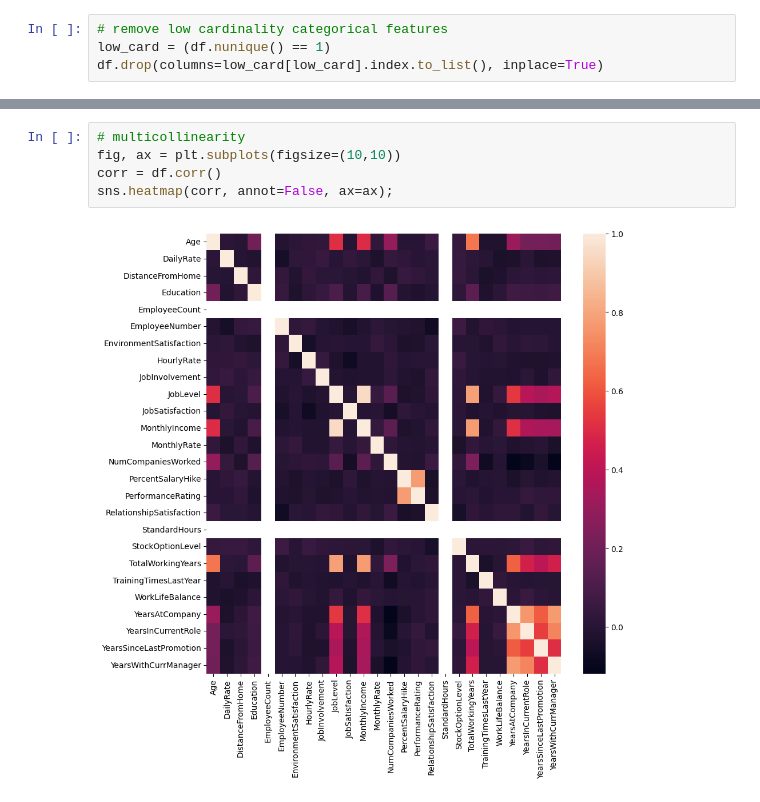
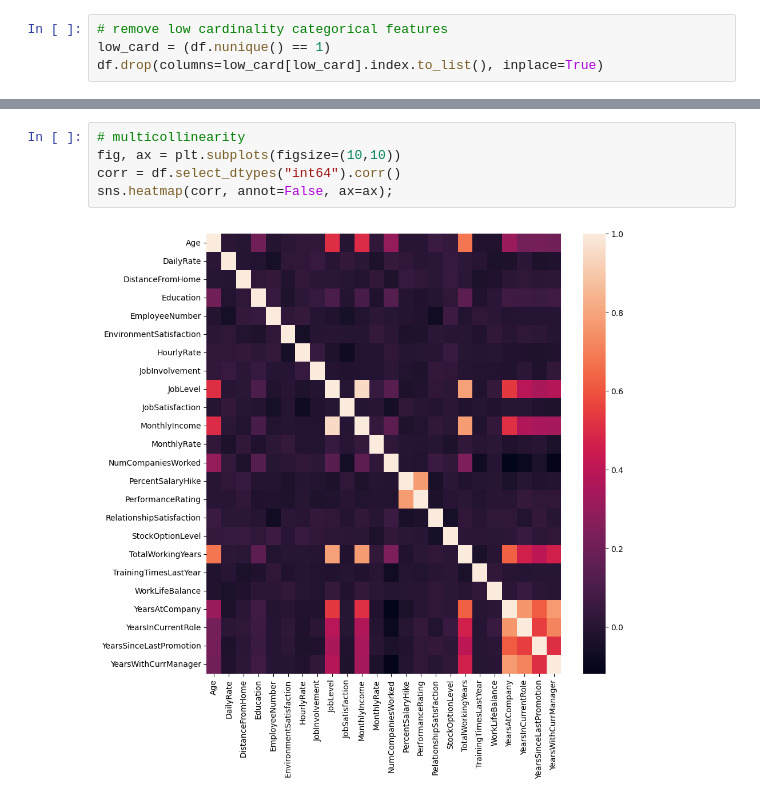
Before and after one commit to ldebele/Employee-Attrition-Prediction, a Jupyter notebook: notebooks/EDA.ipynb, the cells around one changed output, grey strips where cells are left out. Saved outputs shown, nothing was run; the diff lists cells and outputs as text.

```diff
--- a/notebooks/EDA.ipynb
+++ b/notebooks/EDA.ipynb
@@ -113,7 +98,7 @@ Name: DailyRate, Length: 1470, dtype: int64>
 # %%
 # multicollinearity
 fig, ax = plt.subplots(figsize=(10,10))
-corr = df.corr()
+corr = df.select_dtypes("int64").corr()
 sns.heatmap(corr, annot=False, ax=ax);
 # %% [output]
-[figure, old version]
+[figure, new version]
```
Also changed, not shown: parts of 4 cells of this notebook, 3 other files.
